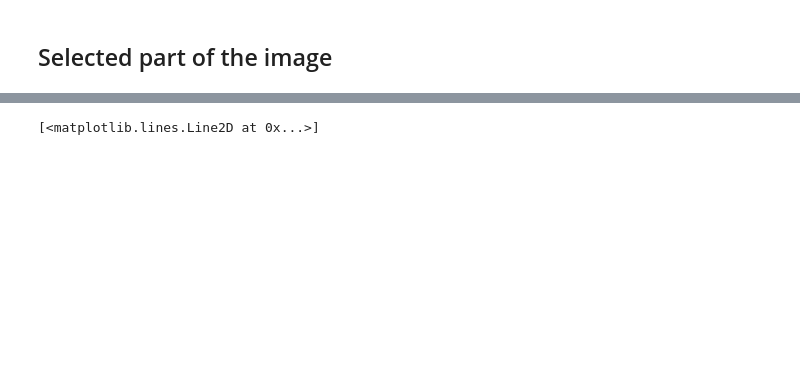
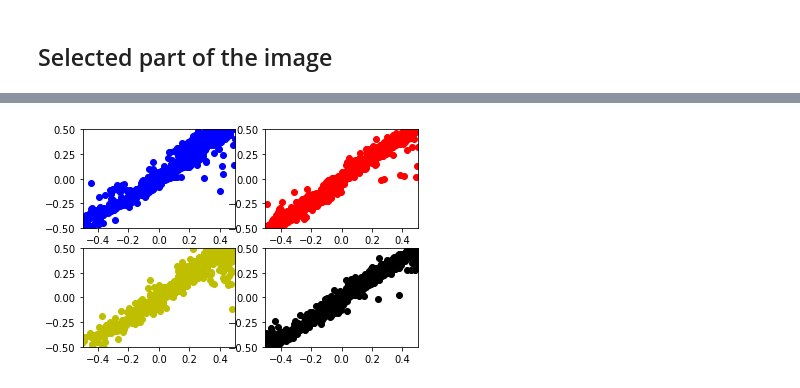
Before and after one commit to NSLS-II/centroids, a Jupyter notebook: examples/Single_Photon_Test.ipynb, the cells around one changed output, grey strips where cells are left out. Saved outputs shown, nothing was run; the diff lists cells and outputs as text; code cells hidden in the pictures; blank space fills up the shorter version.

```diff
--- a/examples/Single_Photon_Test.ipynb
+++ b/examples/Single_Photon_Test.ipynb
@@ -147,5 +188,11 @@ Text(0.5, 0, 'Pixel Fractional Coord')
 # %%
-fig, ax = plt.subplots(2,1)
-ax[0].plot(xfrac_fit, xfrac, 'bo')
-ax[1].plot(yfrac_fit, yfrac, 'ro')
+fig, ax = plt.subplots(2,2)
+ax[0,0].plot(xfrac_fit, xfrac, 'bo')
+ax[0,1].plot(yfrac_fit, yfrac, 'ro')
+ax[1,0].plot(xfrac_fit_1d, xfrac, 'yo')
+ax[1,1].plot(yfrac_fit_1d, yfrac, 'ko')
+for _ax in ax:
+    for a in _ax:
+        a.set_xlim([-0.5, 0.5])
+        a.set_ylim([-0.5, 0.5])
 # %% [output]
@@ -154 +199 @@ ax[1].plot(yfrac_fit, yfrac, 'ro')
-[<matplotlib.lines.Line2D at 0x...>]
+[figure, added]
```
Also changed, not shown: parts of 22 cells of this notebook, 8 other files.
